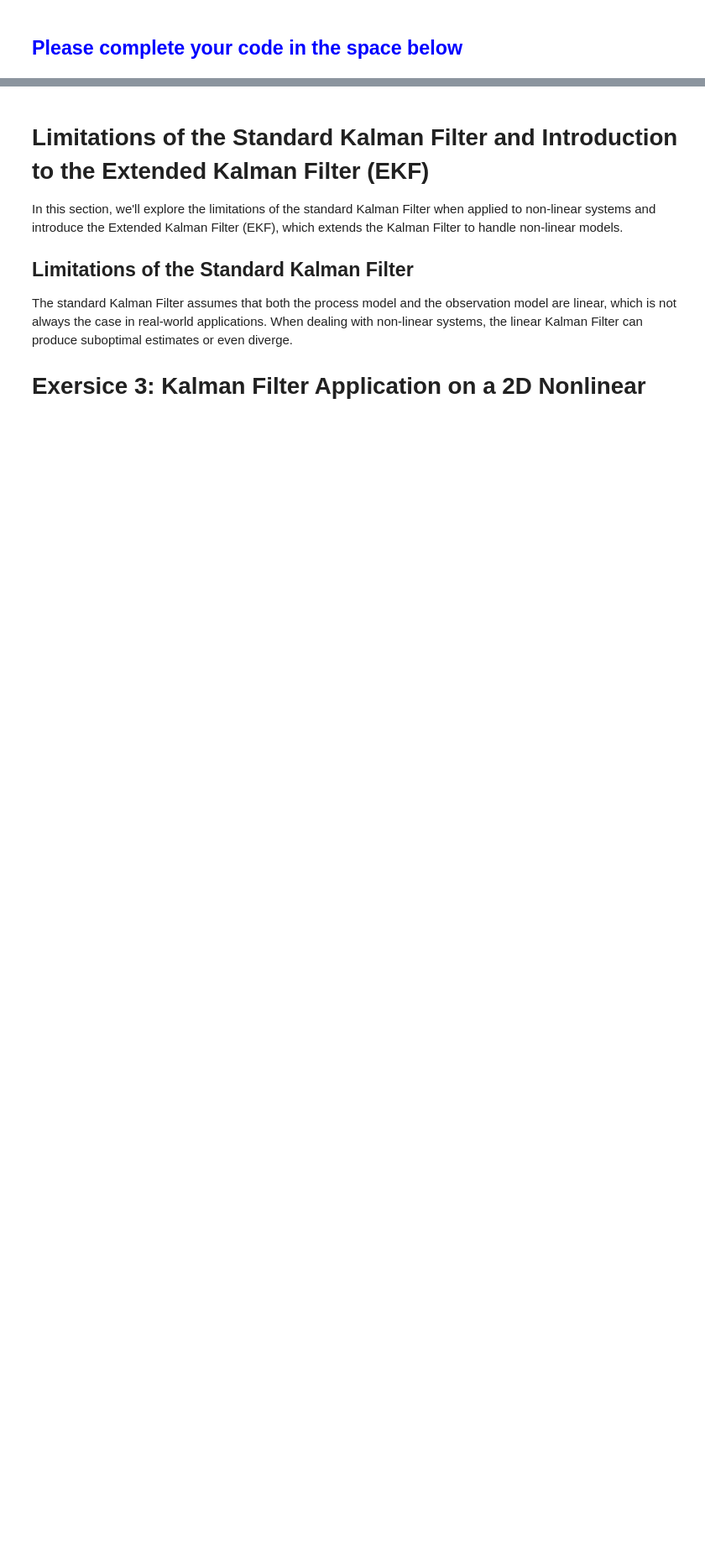
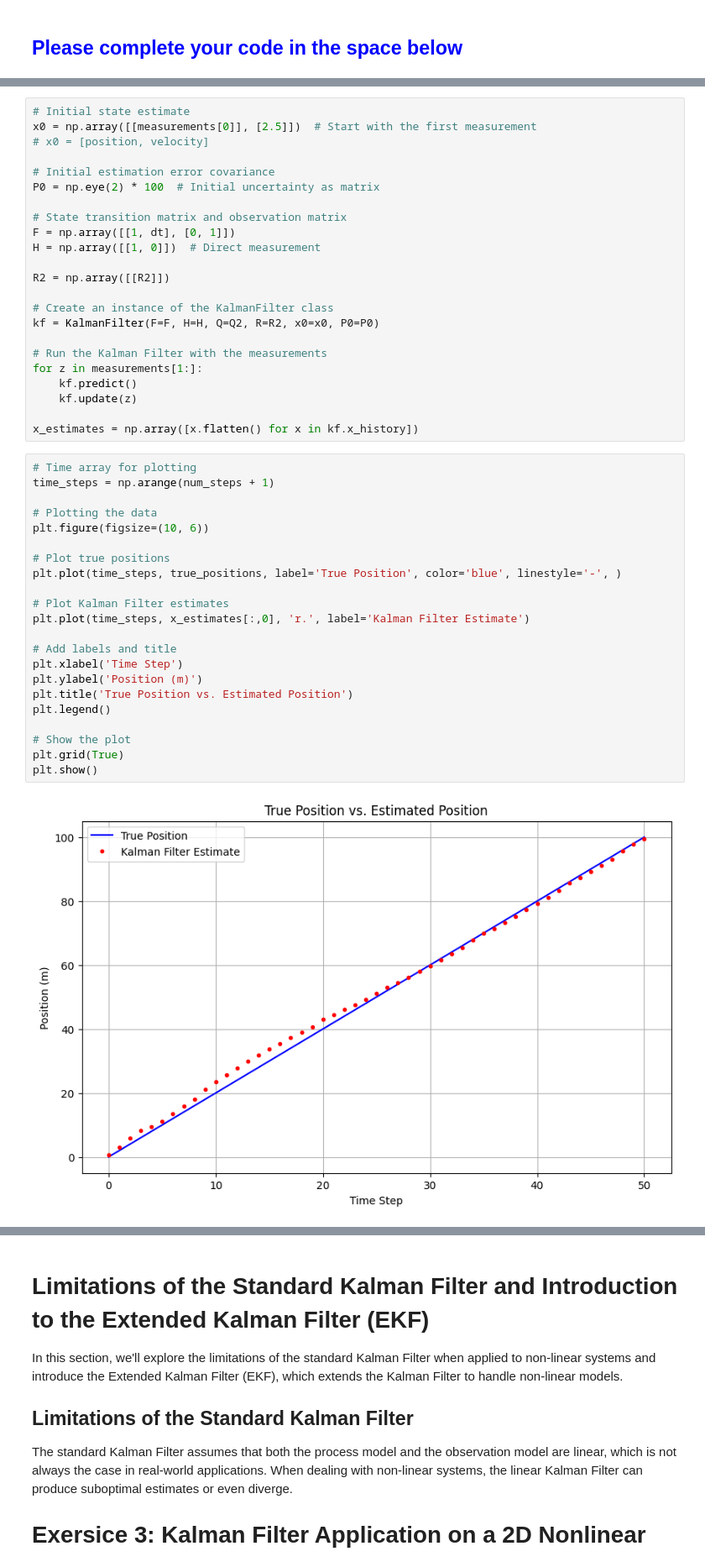
Before and after one commit to maritzabmm/Lab4, a Jupyter notebook: Lab4_Kalman_filter_group21.ipynb, the cells around one changed output, grey strips where cells are left out. Shown: that part at 84% size. Cells and saved outputs as stored; diff of their text form; blank space fills up the shorter version.

```diff
--- a/Lab4_Kalman_filter_group21.ipynb
+++ b/Lab4_Kalman_filter_group21.ipynb
@@ -590,0 +785,47 @@ $$
+# %%
+# Initial state estimate
+x0 = np.array([[measurements[0]], [2.5]])  # Start with the first measurement
+# x0 = [position, velocity]
+
+# Initial estimation error covariance
+P0 = np.eye(2) * 100  # Initial uncertainty as matrix
+
+# State transition matrix and observation matrix
+F = np.array([[1, dt], [0, 1]])
+H = np.array([[1, 0]])  # Direct measurement
+
+R2 = np.array([[R2]])
+
+# Create an instance of the KalmanFilter class
+kf = KalmanFilter(F=F, H=H, Q=Q2, R=R2, x0=x0, P0=P0)
+
+# Run the Kalman Filter with the measurements
+for z in measurements[1:]:
+    kf.predict()
+    kf.update(z)
+
+x_estimates = np.array([x.flatten() for x in kf.x_history])
+# %%
+# Time array for plotting
+time_steps = np.arange(num_steps + 1)
+
+# Plotting the data
+plt.figure(figsize=(10, 6))
+
+# Plot true positions
+plt.plot(time_steps, true_positions, label='True Position', color='blue', linestyle='-', )
+
+# Plot Kalman Filter estimates
+plt.plot(time_steps, x_estimates[:,0], 'r.', label='Kalman Filter Estimate')
+
+# Add labels and title
+plt.xlabel('Time Step')
+plt.ylabel('Position (m)')
+plt.title('True Position vs. Estimated Position')
+plt.legend()
+
+# Show the plot
+plt.grid(True)
+plt.show()
+# %% [output]
+[figure, added]
```
Also changed, not shown: parts of 9 cells of this notebook.
